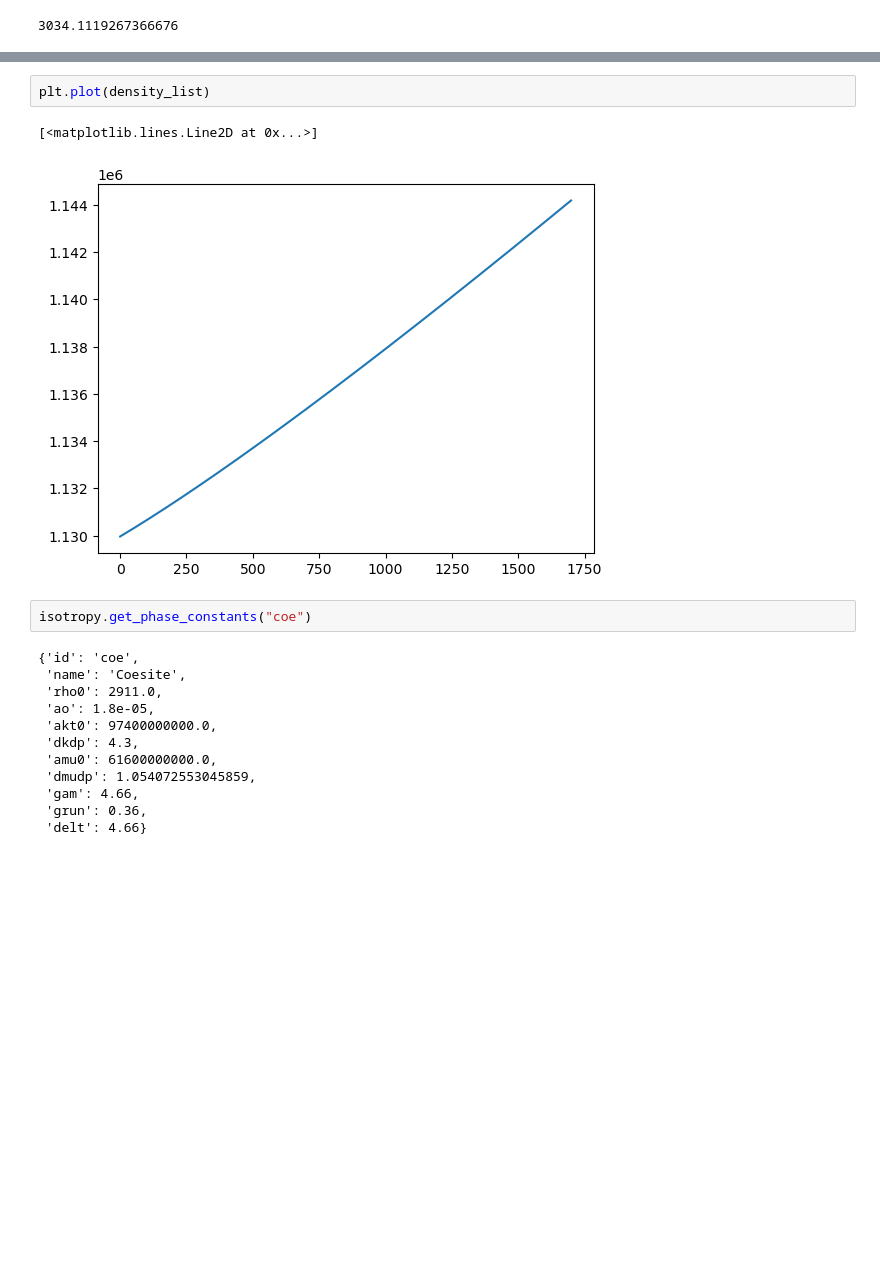
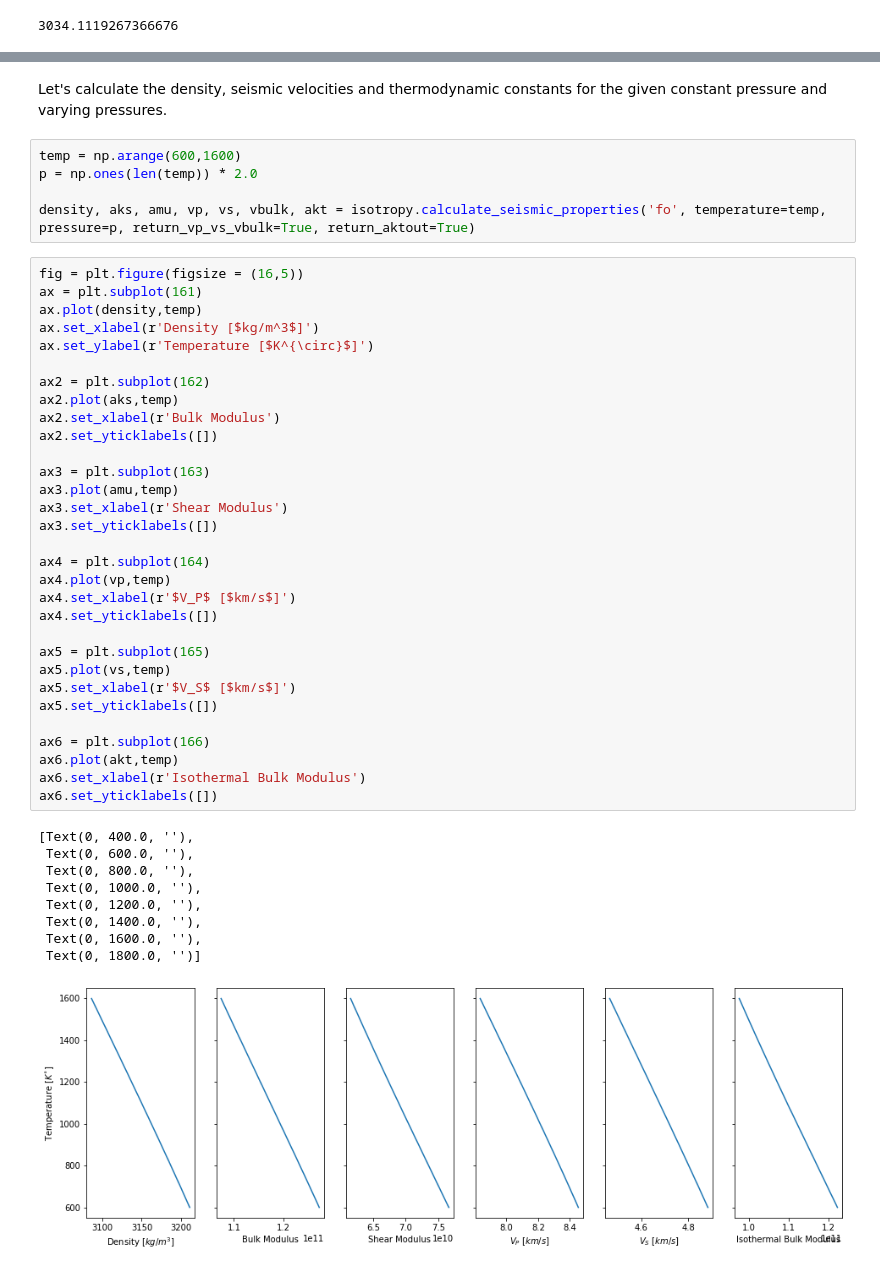
Before and after one commit to utpal-singh/SAnTex, a Jupyter notebook: notebooks/05-Isotropic Velocities.ipynb, the cells around one changed output, grey strips where cells are left out. Saved outputs shown, nothing was run; the diff lists cells and outputs as text; blank space fills up the shorter version.

```diff
--- a/notebooks/05-Isotropic Velocities.ipynb
+++ b/notebooks/05-Isotropic Velocities.ipynb
@@ -181,19 +177,48 @@ for p in range(300, 2000):
-# %%
-plt.plot(density_list)
-# %% [output]
-[<matplotlib.lines.Line2D at 0x...>]
-[figure, removed]
-# %%
-isotropy.get_phase_constants("coe")
-# %% [output]
-{'id': 'coe',
- 'name': 'Coesite',
- 'rho0': 2911.0,
- 'ao': 1.8e-05,
- 'akt0': 97400000000.0,
- 'dkdp': 4.3,
- 'amu0': 61600000000.0,
- 'dmudp': 1.054072553045859,
- 'gam': 4.66,
- 'grun': 0.36,
- 'delt': 4.66}
+# %% [markdown]
+Let's calculate the density, seismic velocities and thermodynamic constants for the given constant pressure and varying pressures.
+# %%
+temp = np.arange(600,1600)
+p = np.ones(len(temp)) * 2.0
+
+density, aks, amu, vp, vs, vbulk, akt = isotropy.calculate_seismic_properties('fo', temperature=temp, pressure=p, return_vp_vs_vbulk=True, return_aktout=True)
+# %%
+fig = plt.figure(figsize = (16,5))
+ax = plt.subplot(161)
+ax.plot(density,temp)
+ax.set_xlabel(r'Density [$kg/m^3$]')
+ax.set_ylabel(r'Temperature [$K^{\circ}$]')
+
+ax2 = plt.subplot(162)
+ax2.plot(aks,temp)
+ax2.set_xlabel(r'Bulk Modulus')
+ax2.set_yticklabels([])
+
+ax3 = plt.subplot(163)
+ax3.plot(amu,temp)
+ax3.set_xlabel(r'Shear Modulus')
+ax3.set_yticklabels([])
+
+ax4 = plt.subplot(164)
+ax4.plot(vp,temp)
+ax4.set_xlabel(r'$V_P$ [$km/s$]')
+ax4.set_yticklabels([])
+
+ax5 = plt.subplot(165)
+ax5.plot(vs,temp)
+ax5.set_xlabel(r'$V_S$ [$km/s$]')
+ax5.set_yticklabels([])
+
+ax6 = plt.subplot(166)
+ax6.plot(akt,temp)
+ax6.set_xlabel(r'Isothermal Bulk Modulus')
+ax6.set_yticklabels([])
+# %% [output]
+[Text(0, 400.0, ''),
+ Text(0, 600.0, ''),
+ Text(0, 800.0, ''),
+ Text(0, 1000.0, ''),
+ Text(0, 1200.0, ''),
+ Text(0, 1400.0, ''),
+ Text(0, 1600.0, ''),
+ Text(0, 1800.0, '')]
+[figure, added]
```
Also changed, not shown: parts of 7 cells of this notebook, 4 other files.
